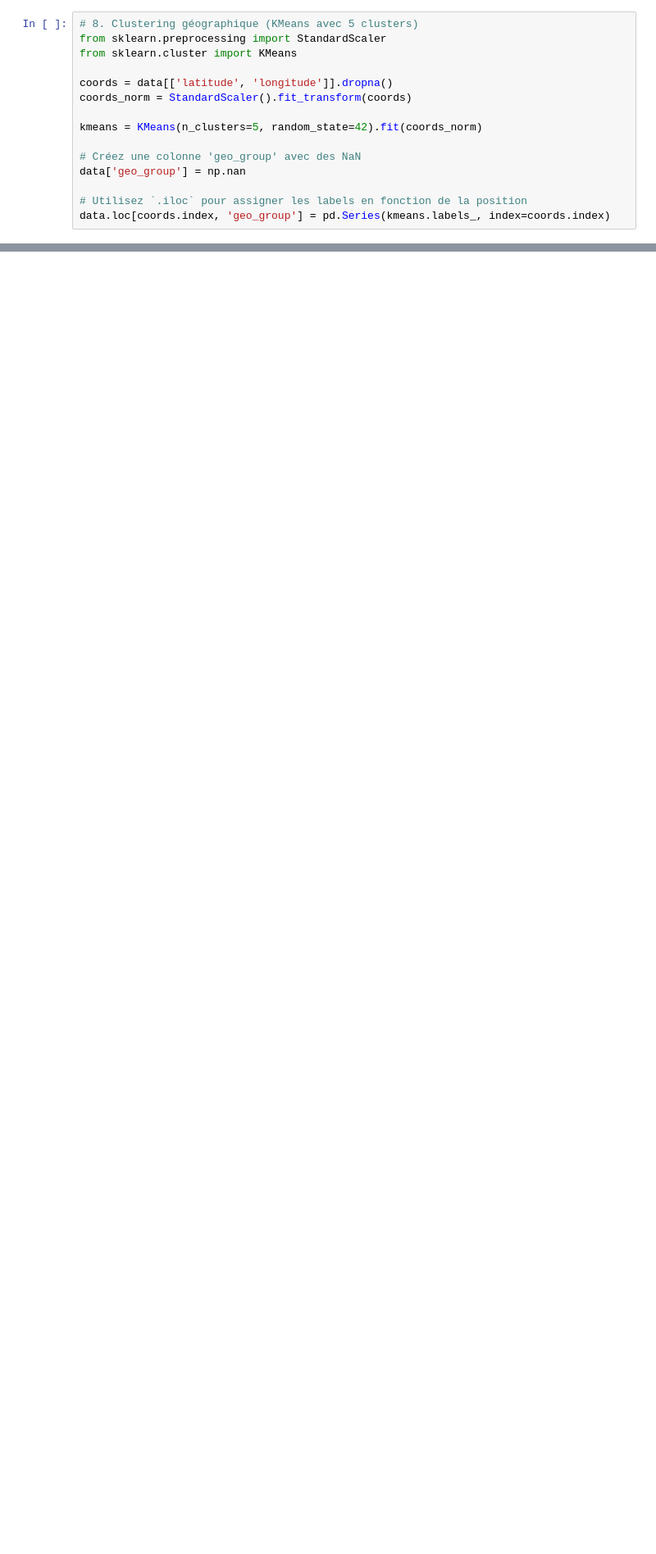
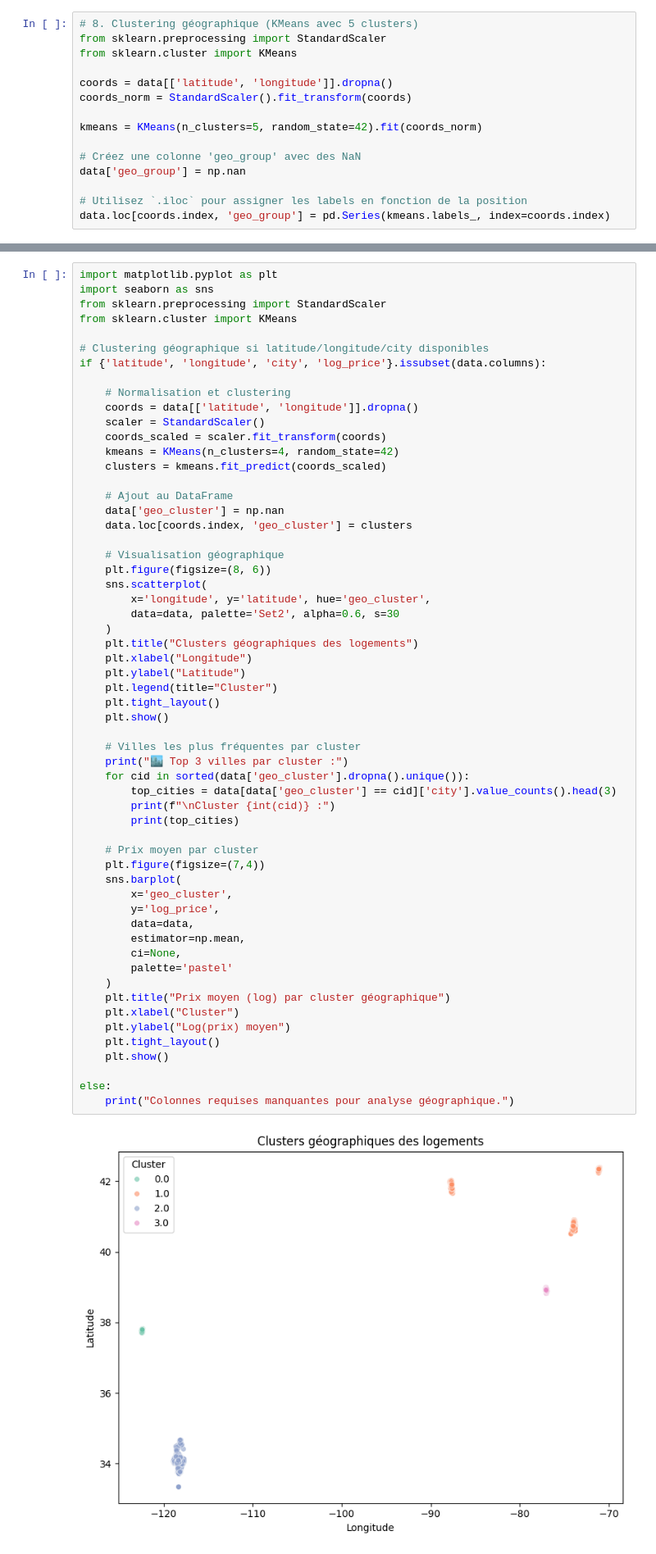
Before and after one commit to aure2004/Projet-Analyse-de-Donee, a Jupyter notebook: test_final.ipynb, the cells around one changed output, grey strips where cells are left out. Shown at 82% size. Saved outputs shown, nothing was run; the diff lists cells and outputs as text; blank space fills up the shorter version.

```diff
--- a/test_final.ipynb
+++ b/test_final.ipynb
@@ -114,3 +114,63 @@ plt.ylabel('Latitude')
 plt.show()
 # %% [output]
 [figure]
+# %%
+import matplotlib.pyplot as plt
+import seaborn as sns
+from sklearn.preprocessing import StandardScaler
+from sklearn.cluster import KMeans
+
+# Clustering géographique si latitude/longitude/city disponibles
+if {'latitude', 'longitude', 'city', 'log_price'}.issubset(data.columns):
+
+    # Normalisation et clustering
+    coords = data[['latitude', 'longitude']].dropna()
+    scaler = StandardScaler()
+    coords_scaled = scaler.fit_transform(coords)
+    kmeans = KMeans(n_clusters=4, random_state=42)
+    clusters = kmeans.fit_predict(coords_scaled)
+
+    # Ajout au DataFrame
+    data['geo_cluster'] = np.nan
+    data.loc[coords.index, 'geo_cluster'] = clusters
+
+    # Visualisation géographique
+    plt.figure(figsize=(8, 6))
+    sns.scatterplot(
+        x='longitude', y='latitude', hue='geo_cluster',
+        data=data, palette='Set2', alpha=0.6, s=30
+    )
+    plt.title("Clusters géographiques des logements")
+    plt.xlabel("Longitude")
+    plt.ylabel("Latitude")
+    plt.legend(title="Cluster")
+    plt.tight_layout()
+    plt.show()
+
+    # Villes les plus fréquentes par cluster
+    print("🏙️ Top 3 villes par cluster :")
+    for cid in sorted(data['geo_cluster'].dropna().unique()):
+        top_cities = data[data['geo_cluster'] == cid]['city'].value_counts().head(3)
+        print(f"\nCluster {int(cid)} :")
+        print(top_cities)
+
+    # Prix moyen par cluster
+    plt.figure(figsize=(7,4))
+    sns.barplot(
+        x='geo_cluster',
+        y='log_price',
+        data=data,
+        estimator=np.mean,
+        ci=None,
+        palette='pastel'
+    )
+    plt.title("Prix moyen (log) par cluster géographique")
+    plt.xlabel("Cluster")
+    plt.ylabel("Log(prix) moyen")
+    plt.tight_layout()
+    plt.show()
+
+else:
+    print("Colonnes requises manquantes pour analyse géographique.")
+# %% [output]
+[figure, added]
```
Also changed, not shown: parts of 2 cells of this notebook, 1 other file.
